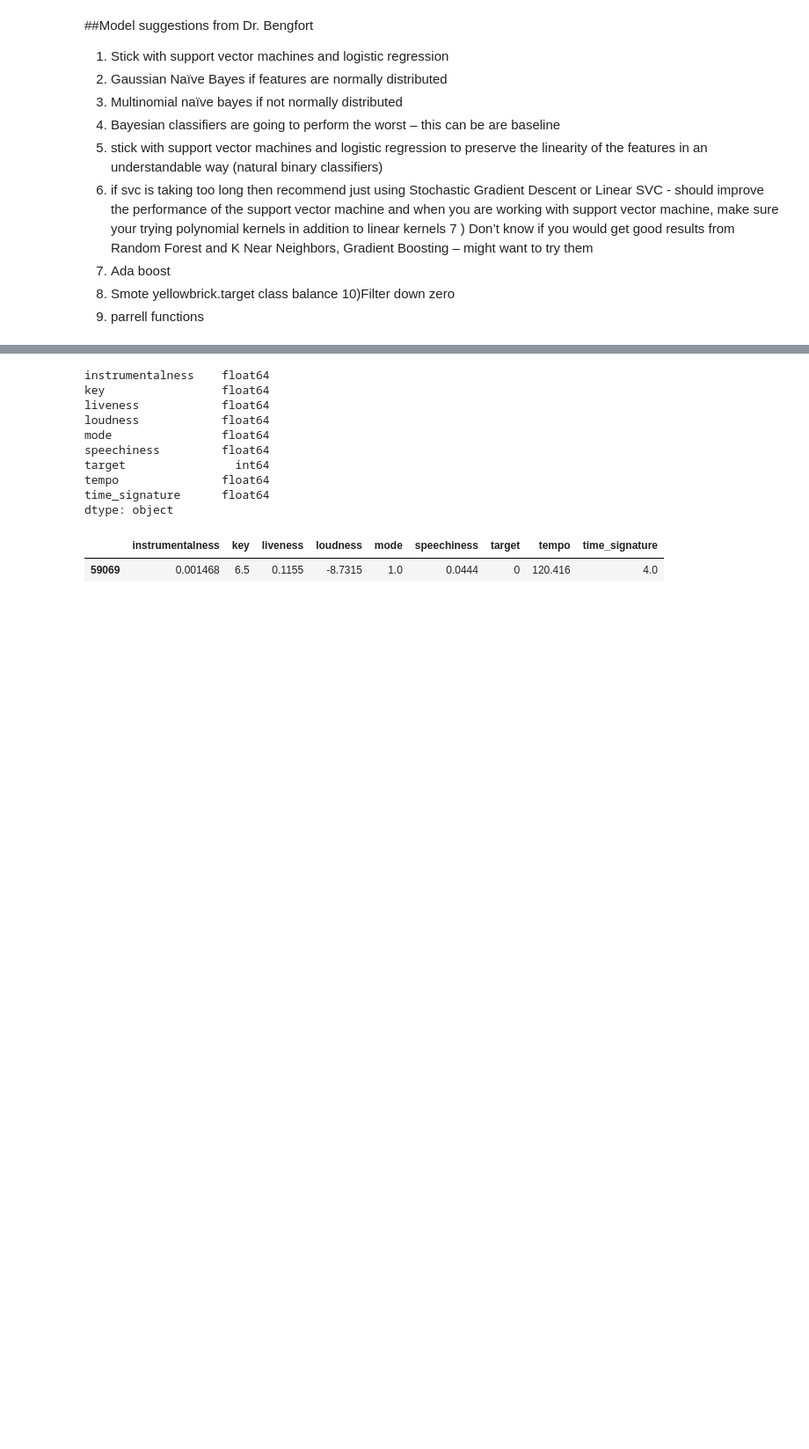
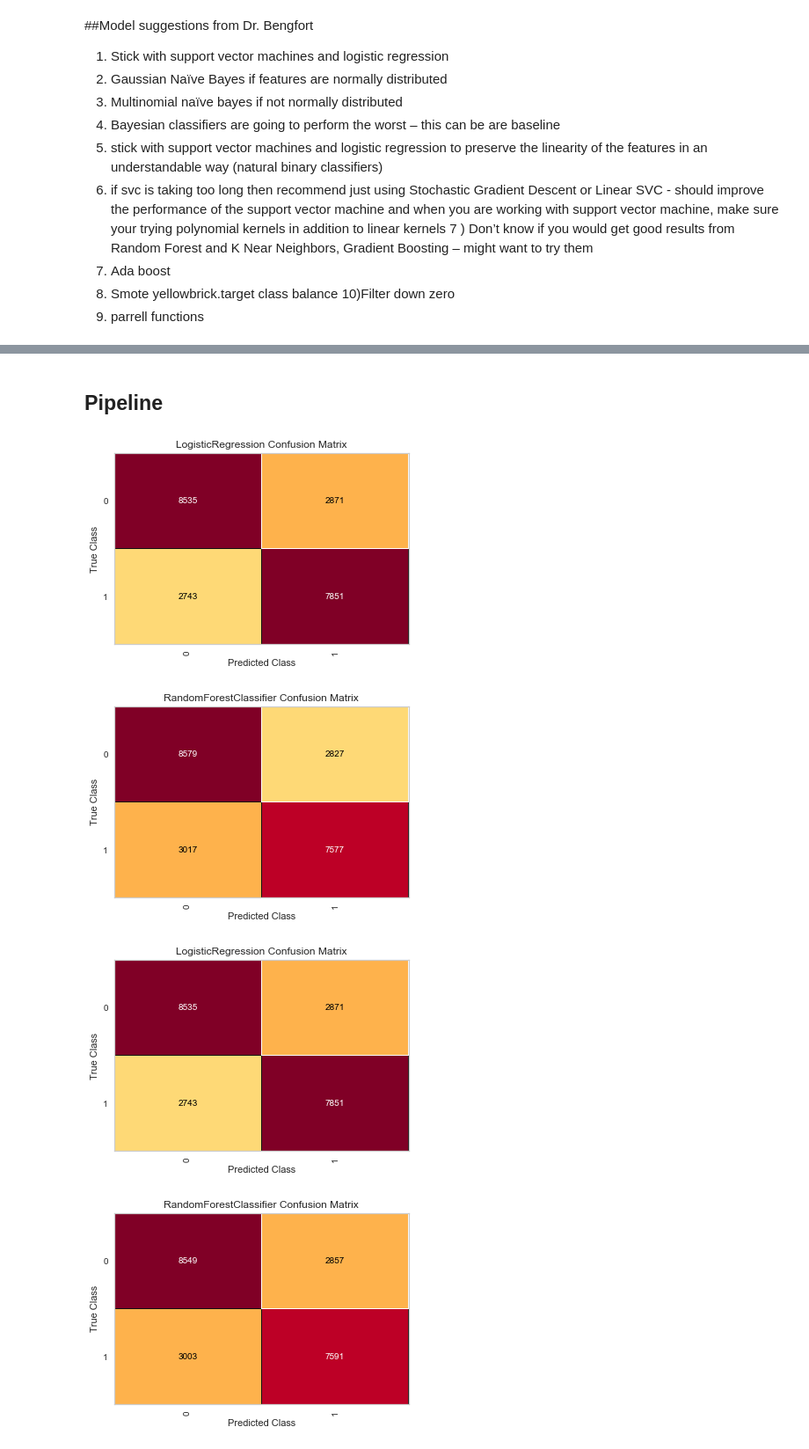
Before and after one commit to georgetown-analytics/Spotify, a Jupyter notebook: 5_Machine_Learning/Models.ipynb, the cells around one changed output, grey strips where cells are left out. Shown at 88% size. Saved outputs shown, nothing was run; the diff lists cells and outputs as text; code cells hidden in the pictures; blank space fills up the shorter version.

Commit message:
Machine Learning Models

```diff
--- a/5_Machine_Learning/Models.ipynb
+++ b/5_Machine_Learning/Models.ipynb
@@ -24,5 +24,5 @@ s3 = boto3.resource('s3')
 
 bucket = 's3ssp'
 
-train_data = data(get_file(s3,bucket,download_file='Analysis_Data/master_train_playlist.csv',rename_file = 'Data/train.csv'))
-test_data = data(get_file(s3,bucket,download_file='Analysis_Data/test_ssp.csv',rename_file = 'Data/test.csv'))
+train_data = data(get_file(s3,bucket,download_file='Analysis_Data/master_train_playlist.csv',rename_file = 'master_train_playlist.csv'))
+test_data = data(get_file(s3,bucket,download_file='Analysis_Data/test_ssp.csv',rename_file = 'test.csv'))
@@ -51,21 +39,52 @@ df_train = df_train.drop(columns=['playlist','valence','danceability',
 df_test = df_test.drop(columns=['playlist','valence','danceability',
                       'energy','acousticness',
                                ])
-# %%
-df_train.dtypes
-# %% [output]
-instrumentalness    float64
-key                 float64
-liveness            float64
-loudness            float64
-mode                float64
-speechiness         float64
-target                int64
-tempo               float64
-time_signature      float64
-dtype: object
-# %%
-df_train.sample()
-# %% [output]
-|  | instrumentalness | key | liveness | loudness | mode | speechiness | target | tempo | time_signature |
-| 59069 | 0.001468 | 6.5 | 0.1155 | -8.7315 | 1.0 | 0.0444 | 0 | 120.416 | 4.0 |
+# %% [markdown]
+## Pipeline
+# %%
+from sklearn.pipeline import Pipeline
+
+from sklearn.linear_model import LogisticRegression
+
+from sklearn.model_selection import train_test_split as tts
+
+from yellowbrick.classifier import confusion_matrix,classification_report
+
+from sklearn.metrics import precision_recall_fscore_support
+
+X = df_train[[col for col in df_train.columns if col != 'target']]
+
+y = df_train['target']
+
+X_train, X_test, y_train, y_test = tts(StandardScaler().fit_transform(X),y, test_size=0.2)
+
+
+models = [
+    Pipeline([
+            ('std',StandardScaler()),
+            ('reg',LogisticRegression())
+    ]),
+    Pipeline([
+            ('std',StandardScaler()),
+            ('reg',RandomForestClassifier(n_estimators=50))
+    ]),
+
+
+    Pipeline([
+            ('std',RobustScaler()),
+            ('reg',LogisticRegression())
+    ]),
+    Pipeline([
+            ('std',RobustScaler()),
+            ('reg',RandomForestClassifier(n_estimators=50))
+    ]),
+]
+
+for model in models:
+    model.fit(X_train,y_train)
+    _ = confusion_matrix(model, X_test, y_test,is_fitted=True)
+# %% [output]
+[figure, added]
+[figure, added]
+[figure, added]
+[figure, added]
```
Also changed, not shown: parts of 15 cells of this notebook.
